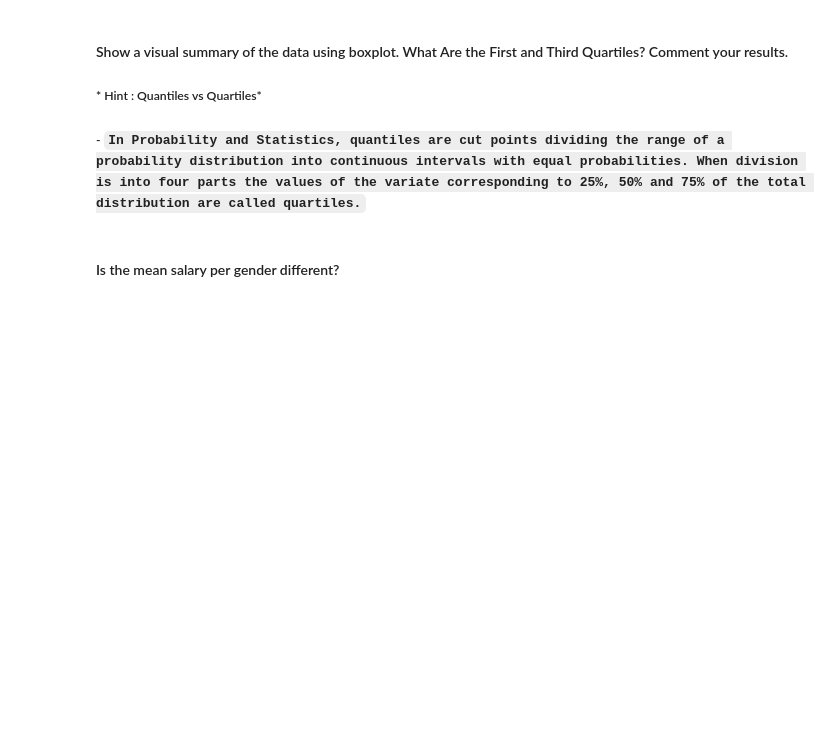
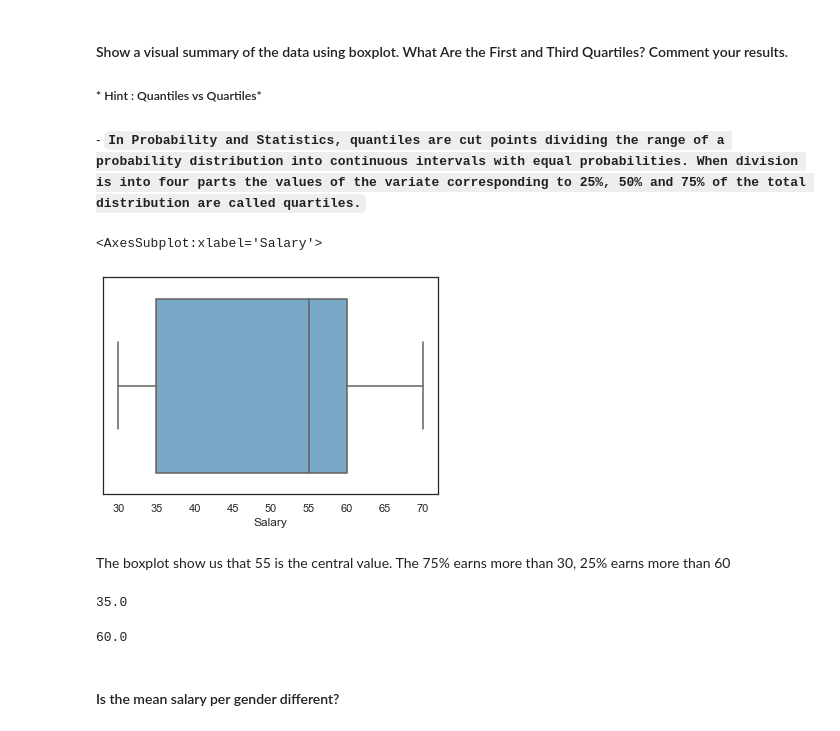
Before and after one commit to Ironhack-Data-Madrid-Marzo-2021/lab-subsetting-and-descriptive-stats, a Jupyter notebook: your-code/main.ipynb, the cells around one changed output. Saved outputs shown, nothing was run; the diff lists cells and outputs as text; code cells hidden in the pictures; blank space fills up the shorter version.

```diff
--- a/your-code/main.ipynb
+++ b/your-code/main.ipynb
@@ -123,6 +279,21 @@ b
+# %%
+# draw boxplot here
+sns.set_theme(style="white")
+sns.boxplot(x=employee["Salary"], palette='Blues')
+# %% [output]
+<AxesSubplot:xlabel='Salary'>
+[figure, added]
+# %% [markdown]
+The boxplot show us that 55 is the central value. The 75% earns more than 30, 25% earns more than 60
 # %%
 # print first quartile here
+employee.Salary.quantile(.25)
+# %% [output]
+35.0
 # %%
 # print third quartile here
+employee.Salary.quantile(.75)
+# %% [output]
+60.0
 # %% [markdown]
 #### Is the mean salary per gender different?
```
Also changed, not shown: parts of 60 cells of this notebook.
